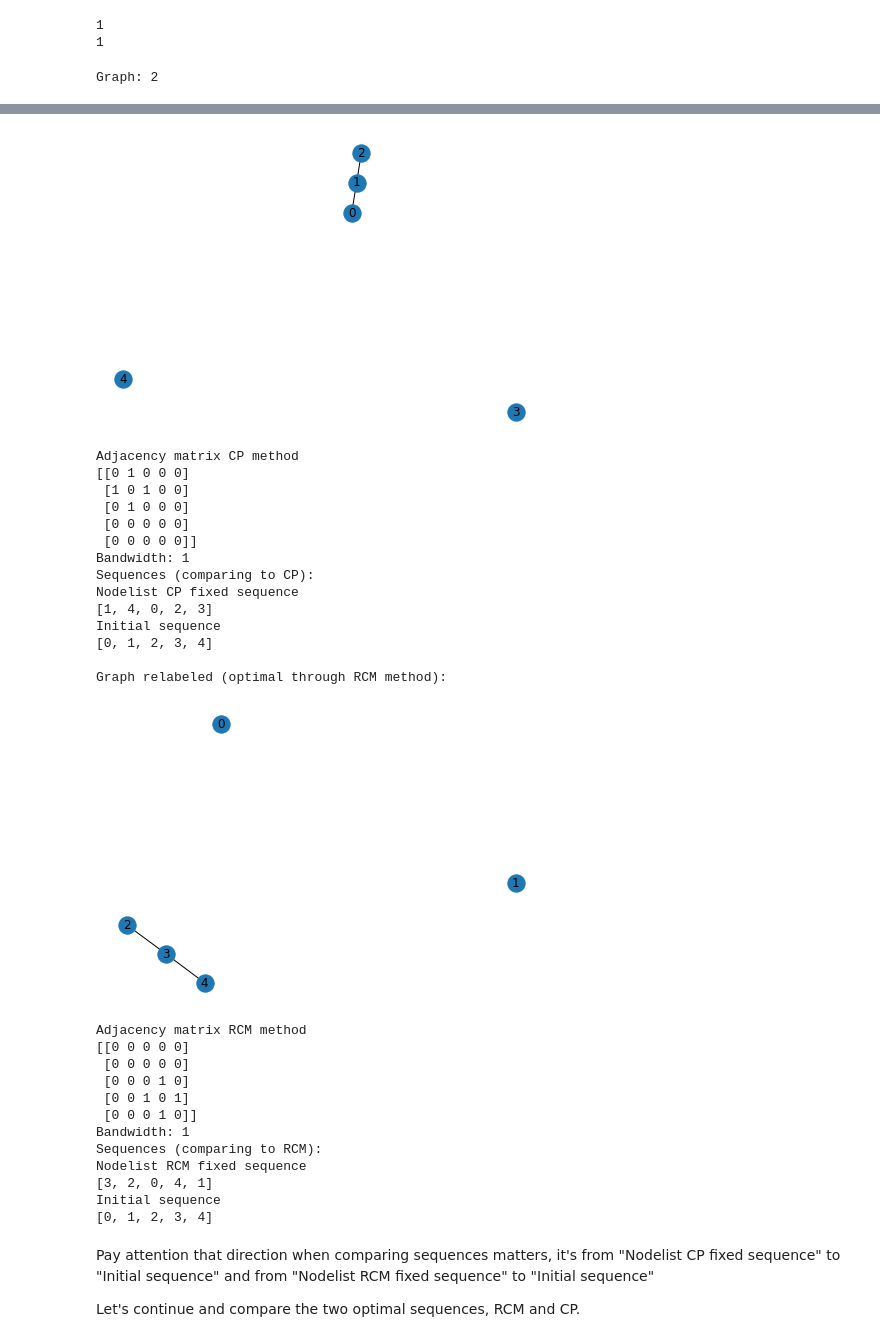
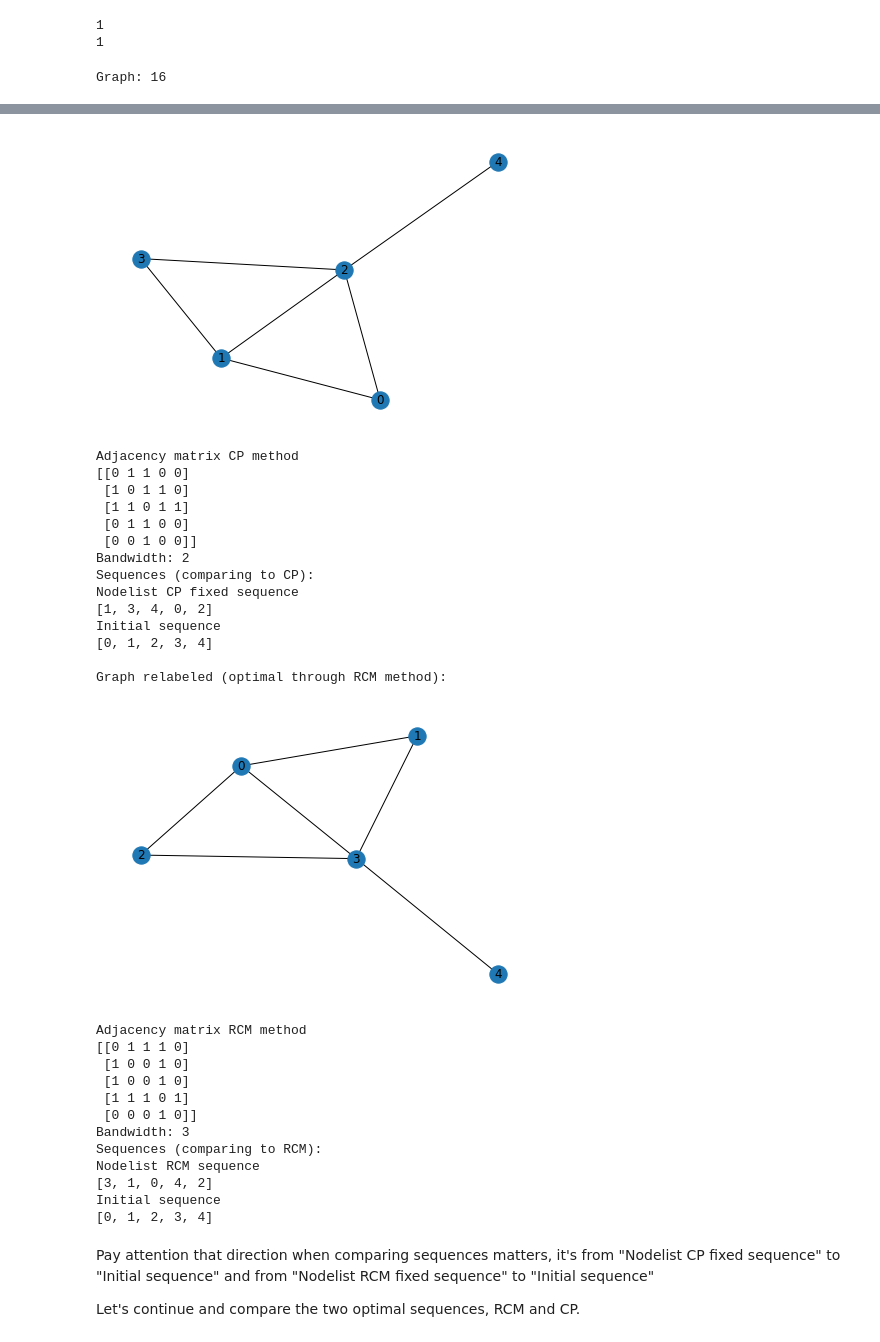
Before and after one commit to MLRG-CEFET-RJ/graph-structured-data, a Jupyter notebook: examples/bandwidth/bandwidth_visualizer.ipynb, the cells around one changed output, grey strips where cells are left out. Saved outputs shown, nothing was run; the diff lists cells and outputs as text; code cells hidden in the pictures.

````diff
--- a/examples/bandwidth/bandwidth_visualizer.ipynb
+++ b/examples/bandwidth/bandwidth_visualizer.ipynb
@@ -27,9 +27,9 @@ NUMBER_NODES = 5
 ```
 # %%
 # Although the above example is for 5 nodes, note that I'm using 3 nodes in Graphs. To help visualization it is recommended switch between 3 or 5, because 7 nodes would be a large amount of non-isomorphic graph
-NUMBER_NODES = 9
+NUMBER_NODES = 5
 # %%
-# OPTIMAL_SEQUENCE_CP_DICT = load_opt_seq(f'optimalSequences_n{NUMBER_NODES}_0.g6.txt', NUMBER_NODES)
+OPTIMAL_SEQUENCE_CP_DICT = load_opt_seq(f'optimalSequences_n{NUMBER_NODES}_0.g6.txt', NUMBER_NODES)
 # The arguments are settled for Graphs of 5 nodes, since I've executed the files as described above to 5 nodes.
 # We need the "optimal sequence dict" to compute and understand the bandwidth of the Graphs.
 
@@ -443,7 +419,7 @@ print(get_optimal_bandwidth_nodelist_adjacency_cp(Graphs[1], 1))
 # %%
 # An important example to further understand relabeling and the helper function mentioned above
 
-exampleGraphId = 2
+exampleGraphId = 16
 
 Graph = Graphs[exampleGraphId]
 print(f"Graph: {exampleGraphId}")
@@ -509,4 +485,4 @@ print(rcm)
 print("Initial sequence")
 print(Graph.nodes)
 # %% [output]
-Graph: 2
+Graph: 16
@@ -528,32 +504,32 @@ Diagonal matrix:
 Bandwidth: 4
 
 Graph relabeled (optimal through CP method):
-[figure, old version]
+[figure, new version]
 Adjacency matrix CP method
-[[0 1 0 0 0]
- [1 0 1 0 0]
- [0 1 0 0 0]
- [0 0 0 0 0]
- [0 0 0 0 0]]
-Bandwidth: 1
+[[0 1 1 0 0]
+ [1 0 1 1 0]
+ [1 1 0 1 1]
+ [0 1 1 0 0]
+ [0 0 1 0 0]]
+Bandwidth: 2
 Sequences (comparing to CP):
 Nodelist CP fixed sequence
-[1, 4, 0, 2, 3]
+[1, 3, 4, 0, 2]
 Initial sequence
 [0, 1, 2, 3, 4]
 
 Graph relabeled (optimal through RCM method):
-[figure, old version]
+[figure, new version]
 Adjacency matrix RCM method
-[[0 0 0 0 0]
- [0 0 0 0 0]
- [0 0 0 1 0]
- [0 0 1 0 1]
+[[0 1 1 1 0]
+ [1 0 0 1 0]
+ [1 0 0 1 0]
+ [1 1 1 0 1]
  [0 0 0 1 0]]
-Bandwidth: 1
+Bandwidth: 3
 Sequences (comparing to RCM):
-Nodelist RCM fixed sequence
-[3, 2, 0, 4, 1]
+Nodelist RCM sequence
+[3, 1, 0, 4, 2]
 Initial sequence
 [0, 1, 2, 3, 4]
 # %% [markdown]
````
Also changed, not shown: parts of 5 cells of this notebook, 2 other files.
